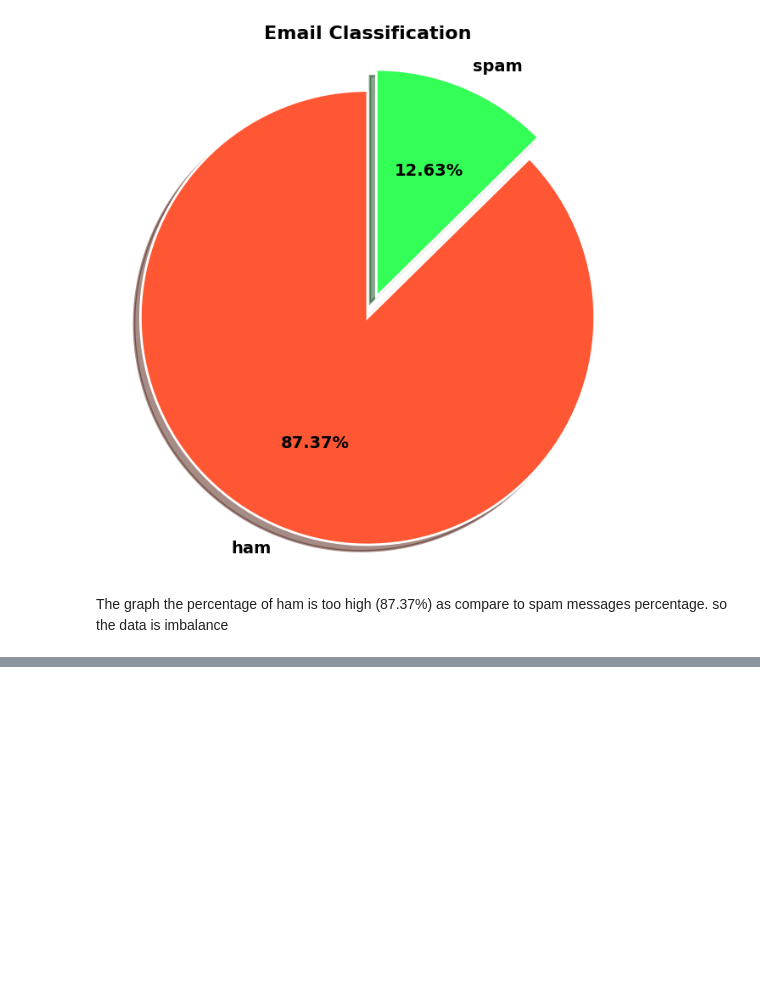
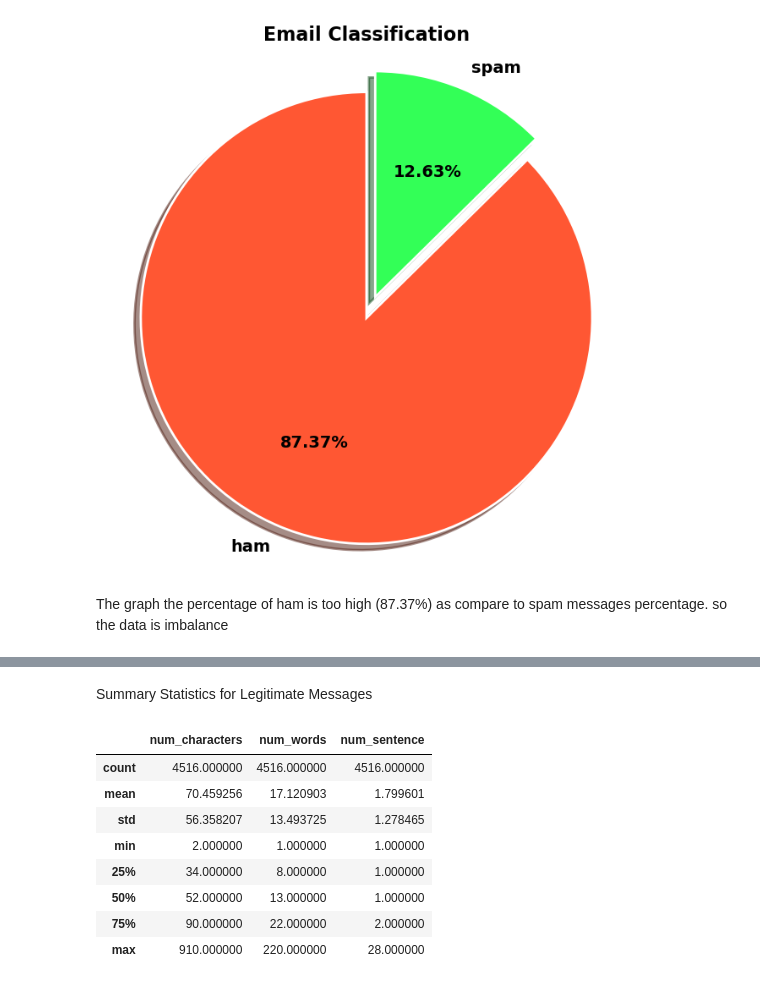
Before and after one commit to Deepakk200/Email-Spam-Detection, a Jupyter notebook: email_spam.ipynb, the cells around one changed output, grey strips where cells are left out. Drawn from its saved outputs; the diff is of its cells as text; code cells hidden in the pictures; blank space fills up the shorter version.

```diff
--- a/email_spam.ipynb
+++ b/email_spam.ipynb
@@ -179,0 +202,15 @@ so the data is imbalance
+# %% [markdown]
+ Summary Statistics for Legitimate Messages
+# %%
+#ham
+df[df['target'] == 0][['num_characters', 'num_words', 'num_sentence']].describe()
+# %% [output]
+|  | num_characters | num_words | num_sentence |
+| count | 4516.000000 | 4516.000000 | 4516.000000 |
+| mean | 70.459256 | 17.120903 | 1.799601 |
+| std | 56.358207 | 13.493725 | 1.278465 |
+| min | 2.000000 | 1.000000 | 1.000000 |
+| 25% | 34.000000 | 8.000000 | 1.000000 |
+| 50% | 52.000000 | 13.000000 | 1.000000 |
+| 75% | 90.000000 | 22.000000 | 2.000000 |
+| max | 910.000000 | 220.000000 | 28.000000 |
```
Also changed, not shown: parts of 10 cells of this notebook.
